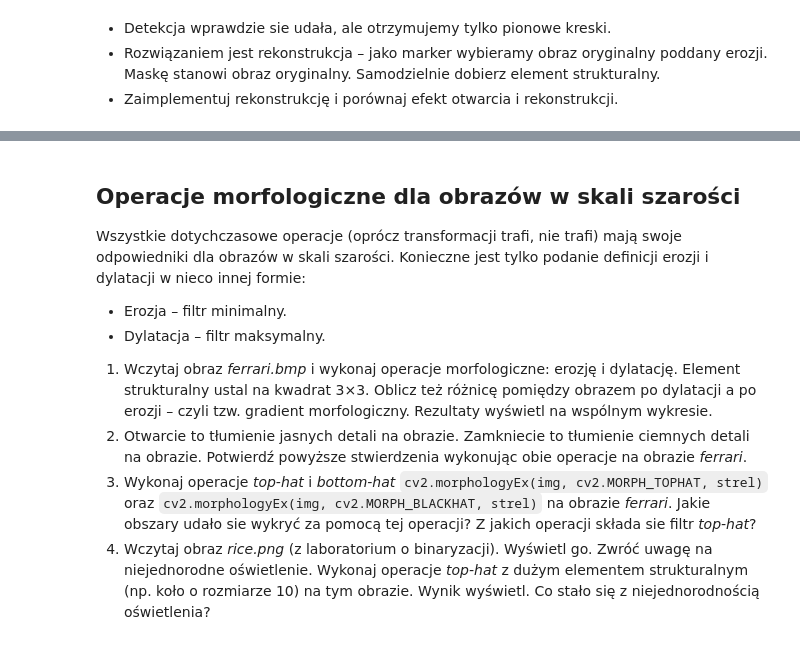
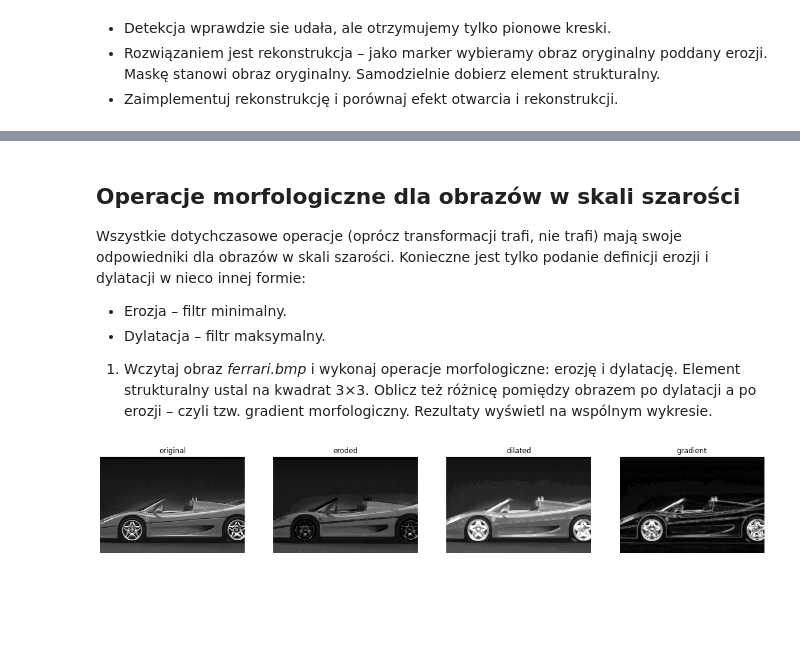
Before and after one commit to mhawryluk/wdcpo, a Jupyter notebook: lab8/08_morphology.ipynb, the cells around one changed output, grey strips where cells are left out. Cells and saved outputs as stored; diff of their text form; code cells hidden in the pictures; blank space fills up the shorter version.

```diff
--- a/lab8/08_morphology.ipynb
+++ b/lab8/08_morphology.ipynb
@@ -320,6 +329,18 @@ Wszystkie dotychczasowe operacje (oprócz transformacji trafi, nie trafi) mają
 
 
 1. Wczytaj obraz *ferrari.bmp* i wykonaj operacje morfologiczne: erozję i dylatację. Element strukturalny ustal na kwadrat 3×3. Oblicz też różnicę pomiędzy obrazem po dylatacji a po erozji – czyli tzw. gradient morfologiczny. Rezultaty wyświetl na wspólnym wykresie.
-2. Otwarcie to tłumienie jasnych detali na obrazie. Zamkniecie to tłumienie ciemnych detali na obrazie. Potwierdź powyższe stwierdzenia wykonując obie operacje na obrazie _ferrari_.
-3. Wykonaj operacje *top-hat* i *bottom-hat* `cv2.morphologyEx(img, cv2.MORPH_TOPHAT, strel)` oraz `cv2.morphologyEx(img, cv2.MORPH_BLACKHAT, strel)` na obrazie _ferrari_. Jakie obszary udało sie wykryć za pomocą tej operacji? Z jakich operacji składa sie filtr *top-hat*?
-4. Wczytaj obraz *rice.png* (z laboratorium o binaryzacji). Wyświetl go. Zwróć uwagę na niejednorodne oświetlenie. Wykonaj operacje *top-hat* z dużym elementem strukturalnym (np. koło o rozmiarze 10) na tym obrazie. Wynik wyświetl. Co stało się z niejednorodnością oświetlenia?
+# %%
+ferrari = cv2.imread('ferrari.bmp')
+
+kernel = np.ones((3, 3))
+
+eroded = cv2.erode(ferrari, kernel)
+dilated = cv2.dilate(ferrari, kernel)
+gradient = dilated - eroded
+
+plot_images(
+    [ferrari, eroded, dilated, gradient],
+    ['original', 'eroded', 'dilated', 'gradient']
+)
+# %% [output]
+[figure, added]
```
Also changed, not shown: parts of 21 cells of this notebook.
